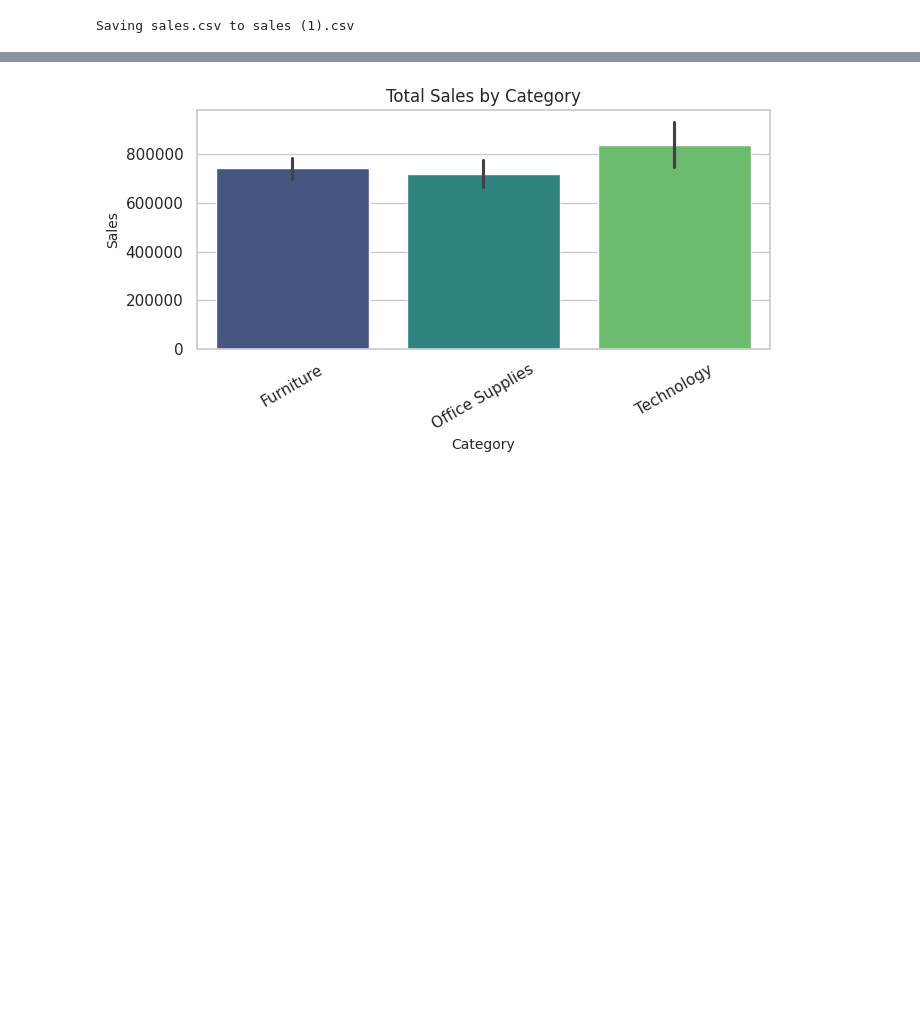
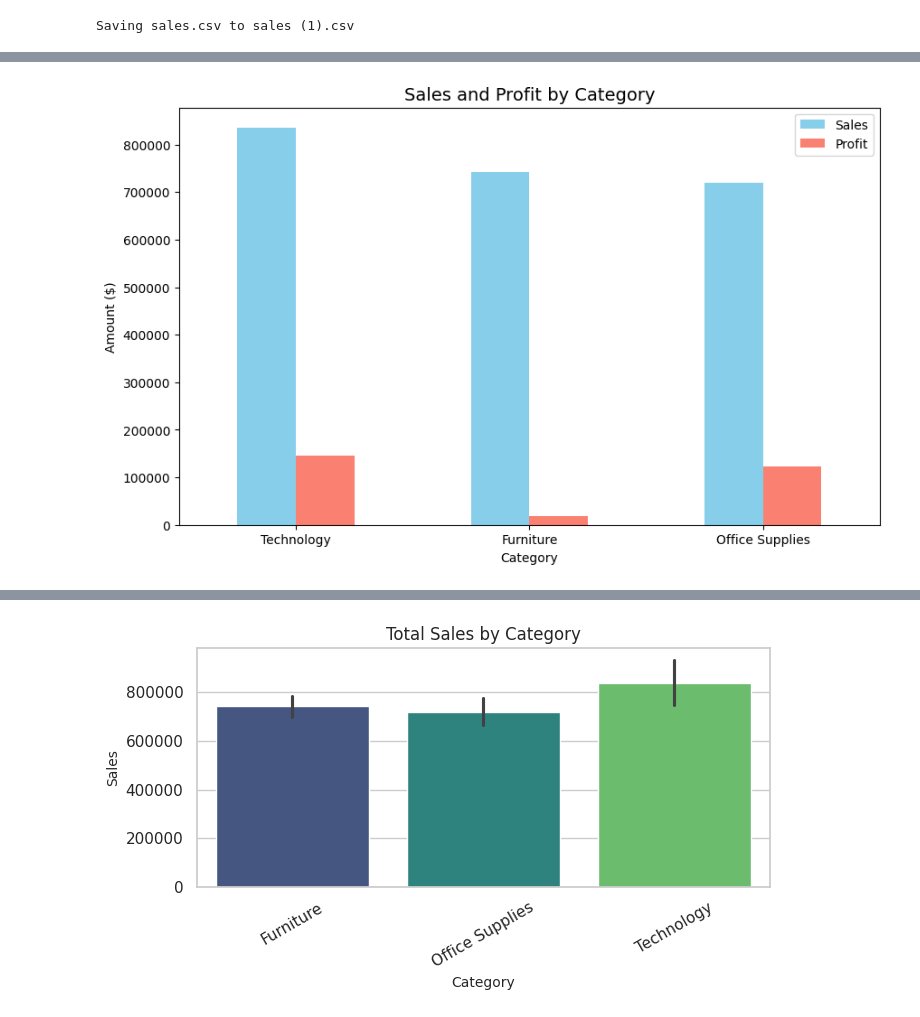
Before and after one commit to abdulkhaleq-sahel/data-science-portfolio, a Jupyter notebook: project-1-data-analysis/sales_data_analysis.ipynb, the cells around one changed output, grey strips where cells are left out. Cells and saved outputs as stored; diff of their text form; code cells hidden in the pictures; blank space fills up the shorter version.

```diff
--- a/project-1-data-analysis/sales_data_analysis.ipynb
+++ b/project-1-data-analysis/sales_data_analysis.ipynb
@@ -178,0 +97,13 @@ dtype: float64
+# %%
+# ============================================================
+# STEP 4: CATEGORY & SUB-CATEGORY PERFORMANCE
+# ============================================================
+category_analysis = df.groupby('Category')[['Sales', 'Profit']].sum().sort_values(by='Sales', ascending=False)
+
+category_analysis.plot(kind='bar', figsize=(10, 6), color=['skyblue', 'salmon'])
+plt.title('Sales and Profit by Category', fontsize=14)
+plt.ylabel('Amount ($)')
+plt.xticks(rotation=0)
+plt.show()
+# %% [output]
+[figure, added]
```
Also changed, not shown: parts of 17 cells of this notebook.
